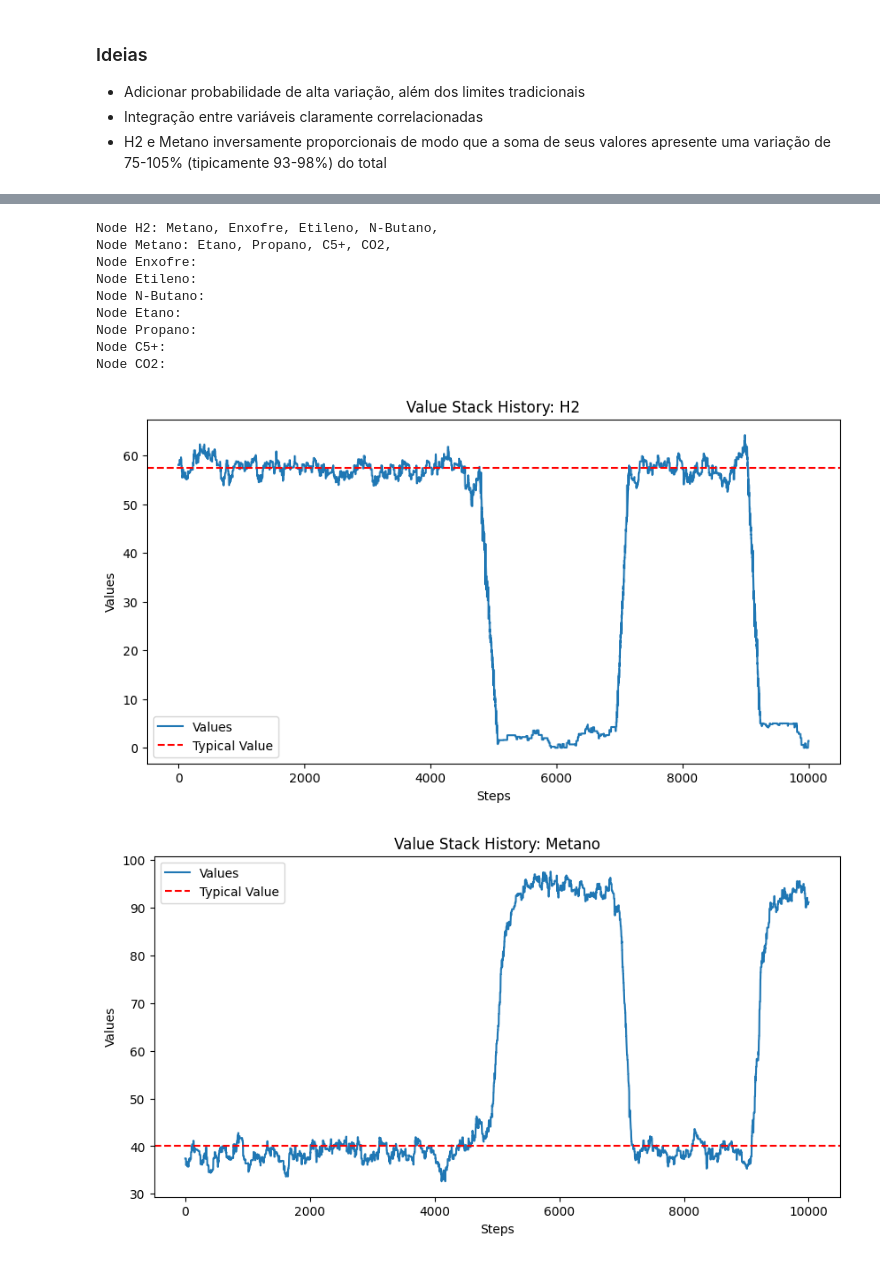
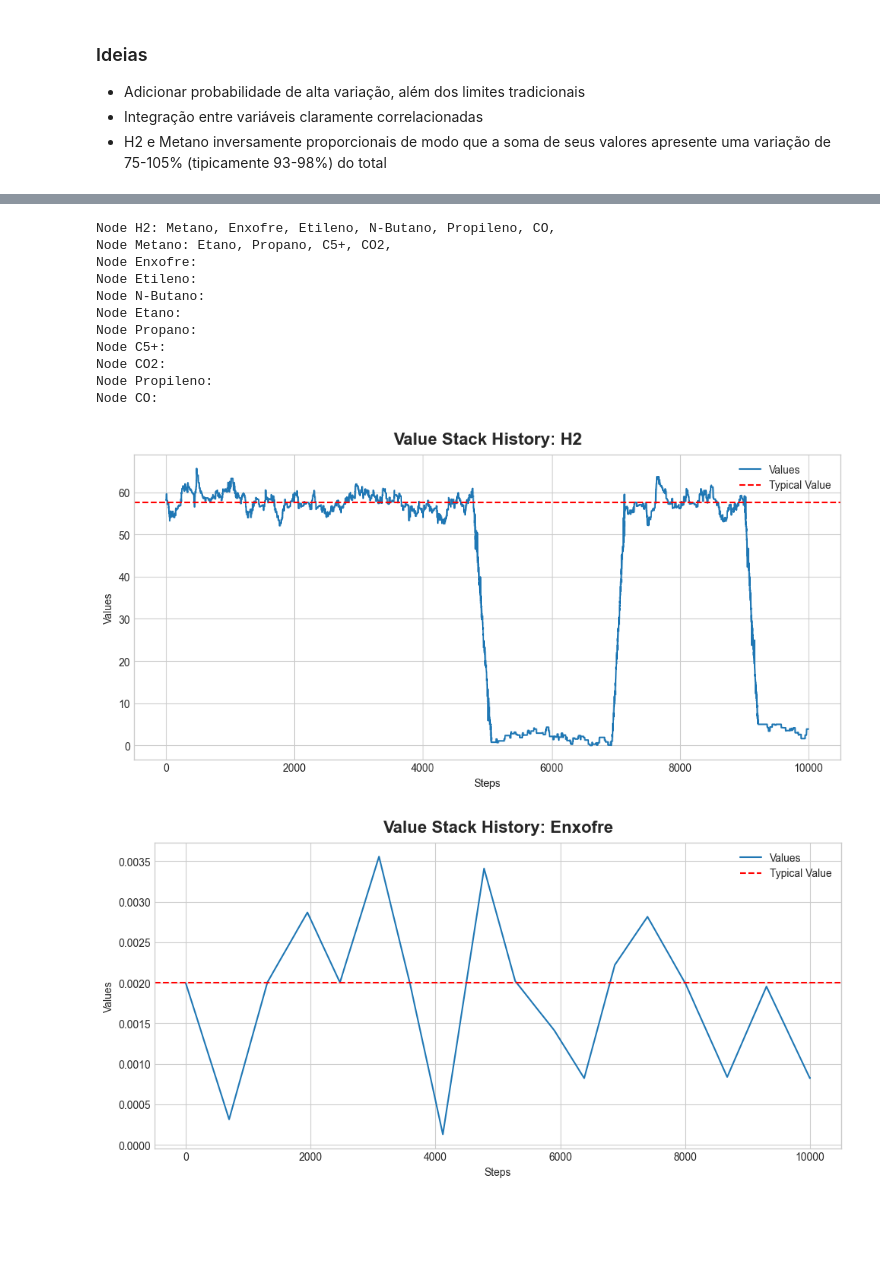
Before and after one commit to gust-vaz/IC_RL_project, a Jupyter notebook: simulador_draft.ipynb, the cells around one changed output, grey strips where cells are left out. Cells and saved outputs as stored; diff of their text form; code cells hidden in the pictures; blank space fills up the shorter version.

Commit message:
Add CorrelacaoDownGrowing

```diff
--- a/simulador_draft.ipynb
+++ b/simulador_draft.ipynb
@@ -17,9 +17,12 @@
 - ⚠️ Enxofre
 # %%
 from Operators import GreatVariation, LittleVariation
-from Relations import CorrelacaoH2Metano, CorrelacaoGreatLittle, CorrelacaoGreatLittle2
+from Relations import CorrelacaoH2Metano, CorrelacaoGreatLittle, CorrelacaoGreatLittle2, CorrelacaoDownGrowing
 from TurbineSimulator import Graph, show_history, show_sum_history
 
+
+prob = 0.0001
+# prob = 0.000005
 H2      = GreatVariation(lower_bound=30,
                    upper_bound=70,
                    typical_value=57.5,
@@ -28,7 +31,7 @@ H2      = GreatVariation(lower_bound=30,
                    typical_bias_prob=0.1,
                    theta=1.5,
                    theta_prob=0.1,
-                   exceed_prob=0.0001,
+                   exceed_prob=prob,
                    exceed_duration_range=(180,300),
                    return_duration_range=(180,300),
                    exceed_bias_range=(-5,5),
@@ -135,6 +138,38 @@ relation8 = CorrelacaoGreatLittle2(correlation=0.92,
                                    amplifier=10,
                                    holding_range=(180,230))
 
+Propileno = LittleVariation(lower_bound=0.06,
+                            upper_bound=0.3,
+                            typical_value=0.21,
+                            name="Propileno",
+                            theta=0.02,
+                            steps_range=(480,700))
+relation9 = CorrelacaoDownGrowing(correlation=0.5,
+                                  typical_bias_prob=0.1,
+                                  typical_bias=0.1,
+                                  theta_prob=0.5,
+                                  amplifier=1.8,
+                                  holding_range=(480,700),
+                                  back_range=(6000,7200),
+                                  back_typical_prob=0.7,
+                                  back_typical_range=(-0.02,0.02))
+
+CO = LittleVariation(lower_bound=0,
+                     upper_bound=0.8,
+                     typical_value=0.6,
+                     name="CO",
+                     theta=0.1,
+                     steps_range=(480,700))
+relation10 = CorrelacaoDownGrowing(correlation=0.5,
+                                   typical_bias_prob=0.1,
+                                   typical_bias=0.1,
+                                   theta_prob=0.5,
+                                   amplifier=1.8,
+                                   holding_range=(480,700),
+                                   back_range=(6000,7200),
+                                   back_typical_prob=0.7,
+                                   back_typical_range=(-0.02,0.02))
+
 # graph = Graph(random_seed=None)
 graph = Graph(random_seed=43)
 node1 = graph.add_node(H2)
@@ -145,40 +180,49 @@ graph.add_edge(root=node1, child=node3, strategy=relation2)
 node4 = graph.add_node(Etileno)
 graph.add_edge(root=node1, child=node4, strategy=relation3)
 node5 = graph.add_node(NButano)
 graph.add_edge(root=node1, child=node5, strategy=relation4)
 node6 = graph.add_node(Etano)
 graph.add_edge(root=node2, child=node6, strategy=relation5)
 node7 = graph.add_node(Propano)
 graph.add_edge(root=node2, child=node7, strategy=relation6)
 node8 = graph.add_node(C5)
 graph.add_edge(root=node2, child=node8, strategy=relation7)
 node9 = graph.add_node(CO2)
 graph.add_edge(root=node2, child=node9, strategy=relation8)
+node10 = graph.add_node(Propileno)
+graph.add_edge(root=node1, child=node10, strategy=relation9)
+node11 = graph.add_node(CO)
+graph.add_edge(root=node1, child=node11, strategy=relation10)
 
 graph.display()
 graph.simulate(10000)
 # graph.simulate(6000)
 node1.op.show_history()
-node2.op.show_history()
+# node2.op.show_history()
 node3.op.show_history()
 node4.op.show_history()
 node5.op.show_history()
-node6.op.show_history()
-node7.op.show_history()
-node8.op.show_history()
-node9.op.show_history()
+# node6.op.show_history()
+# node7.op.show_history()
+# node8.op.show_history()
+# node9.op.show_history()
+# node10.op.show_history()
 
-show_history(nodes=[node1, node2])
-show_sum_history(node1, node2)
+# show_history(nodes=[node1])
+# show_history(nodes=[node10])
+# show_history(nodes=[node11])
+# show_sum_history(node1, node2)
 # %% [output]
-Node H2: Metano, Enxofre, Etileno, N-Butano,
+Node H2: Metano, Enxofre, Etileno, N-Butano, Propileno, CO,
 Node Metano: Etano, Propano, C5+, CO2,
 Node Enxofre:
 Node Etileno:
 Node N-Butano:
 Node Etano:
 Node Propano:
 Node C5+:
 Node CO2:
+Node Propileno:
+Node CO:
-[figure, old version]
+[figure, new version]
-[figure, old version]
+[figure, new version]
```
Also changed, not shown: parts of 2 cells of this notebook, 6 other files.
